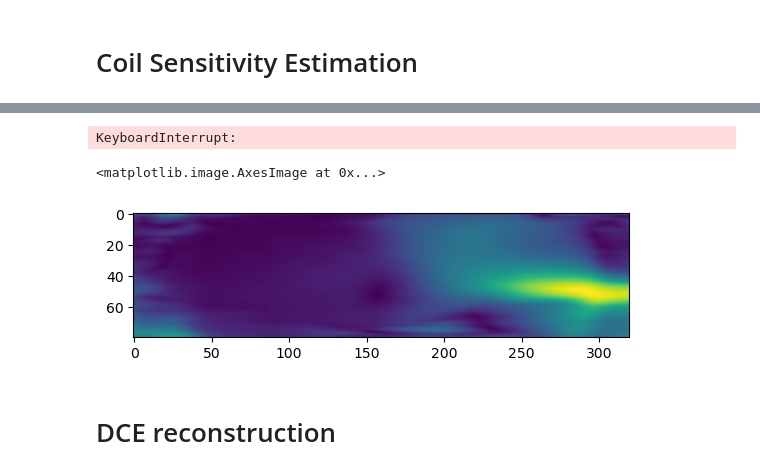
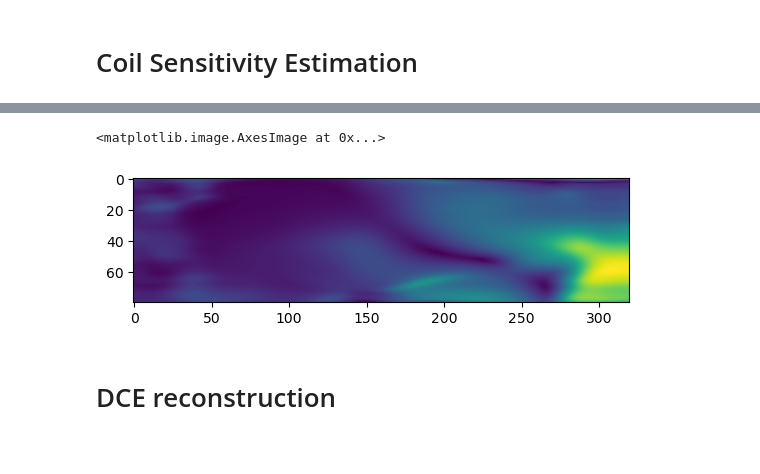
Before and after one commit to yh-li-0604/mri_reconstruction_tools, a Jupyter notebook: test.ipynb, the cells around one changed output, grey strips where cells are left out. Saved outputs shown, nothing was run; the diff lists cells and outputs as text; code cells hidden in the pictures.

```diff
--- a/test.ipynb
+++ b/test.ipynb
@@ -108,17 +137,6 @@ Some tedious work to make the kspace data located in the middle of z-axis
 # %%
 # Wait for steady-state [make sure phase_num>=10]
 kspace_data_selected = torch.from_numpy(
-        kspace_data_raw)[:,:,args.start_idx:]
+        kspace_data_raw)[:,:,args.start_spokes_to_discard:].to(torch.complex64)
     # ).narrow(dim=-2, start=args.spokes_to_skip, length=args.contra_num*args.spokes_per_contra)
 # kspace_data_selected = kspace_data_selected/kspace_data_selected.abs().max()
-kspace_data_ = comp.centralize_kspace(
-    kspace_data=kspace_data_selected,
-    acquire_length=args.partition_num,
-    full_length=args.slice_num,
-    center_in_acquire_lenth=args.kspace_centre_partition_num,
-    dim=1)
-
-kspace_data_z = comp.batch_process(batch_size=2, device=args.device)(
-    comp.ifft_1D)(kspace_data_, dim=1)
-kspace_data_for_nufft = torch.flip(kspace_data_z, dims=(1,))[
-    :, args.first_slice:args.last_slice]
@@ -128,0 +143,9 @@ torch.Size([15, 31, 2990, 320])
+# %%
+kspace_data_ = comp.centralize_kspace(
+    kspace_data=kspace_data_selected,
+    acquire_length=args.partition_num,
+    # -1 because of navigator, and this number is index started from 0
+    center_idx_in_acquire_lenth=args.kspace_centre_partition_num-1,
+    full_length=args.slice_num,
+    dim=1)
+# print(kspace_data_[0,:,0,320])
@@ -131,6 +164,19 @@ Prepare nufft operator, kspace trajectory and kspace density compensation
 # %%
 # build nufft operators
 # args.im_size = (640,640)
-args.grid_size = (int(4*args.im_size[0]),int(4*args.im_size[1]))
+# args.grid_size = (int(4*args.im_size[0]),int(4*args.im_size[1]))
 adjnufft_ob = tkbn.KbNufftAdjoint(im_size=args.im_size,grid_size=args.grid_size).to(
     args.device)  # , grid_size=grid_size)
+
+# kspace_density_compensation_ = cihat_pipe_density_compensation(kspace_traj_,args.im_size,args.grid_size)
+kspace_density_compensation_ = cihat_pipe_density_compensation(kspace_traj_,args.im_size,args.grid_size,device=args.device)
+# kspace_data = kspace_data_for_nufft*kspace_density_compensation_
+
+kspace_traj,  kspace_data = map(
+    comp.data_binning,
+    [kspace_traj_[:,binning_start_idx:binning_end_idx],
+    kspace_data_for_nufft[:,:,binning_start_idx:binning_end_idx]],
+    # [kspace_traj_[:,args.spokes_to_skip:args.spokes_to_skip+args.contra_num*args.spokes_per_contra],  kspace_data_for_nufft[:,:,args.spokes_to_skip:args.spokes_to_skip+args.contra_num*args.spokes_per_contra]],
+    [args.sorted_r_idx]*2, [args.contra_num]*2,
+    [args.spokes_per_contra]*2, [args.phase_num]*2,
+    [args.spokes_per_phase]*2)
@@ -168,11 +211,9 @@ plt.imshow(cse.coil_sens[0,0,:,:].abs())
 # %%
 cse = Lowk_3D_CSE(
-        kspace_data_*kspace_density_compensation_, kspace_traj_, adjnufft_ob,hamming_filter_ratio=[0.05,0.5], batch_size=2, device=args.device)
+        kspace_data_*kspace_density_compensation_, kspace_traj_, adjnufft_ob,hamming_filter_ratio=[0.05,0.4], batch_size=2, device=args.device)
-# %% [output]
-KeyboardInterrupt:
 # %%
-plt.imshow(cse.coil_sens[0,:,80,:].abs())
+plt.imshow(cse.coil_sens[0,:,50,:].abs())
 # %% [output]
 <matplotlib.image.AxesImage at 0x...>
-[figure, old version]
+[figure, new version]
 # %%
```
Also changed, not shown: parts of 30 cells of this notebook, 5 other files.
